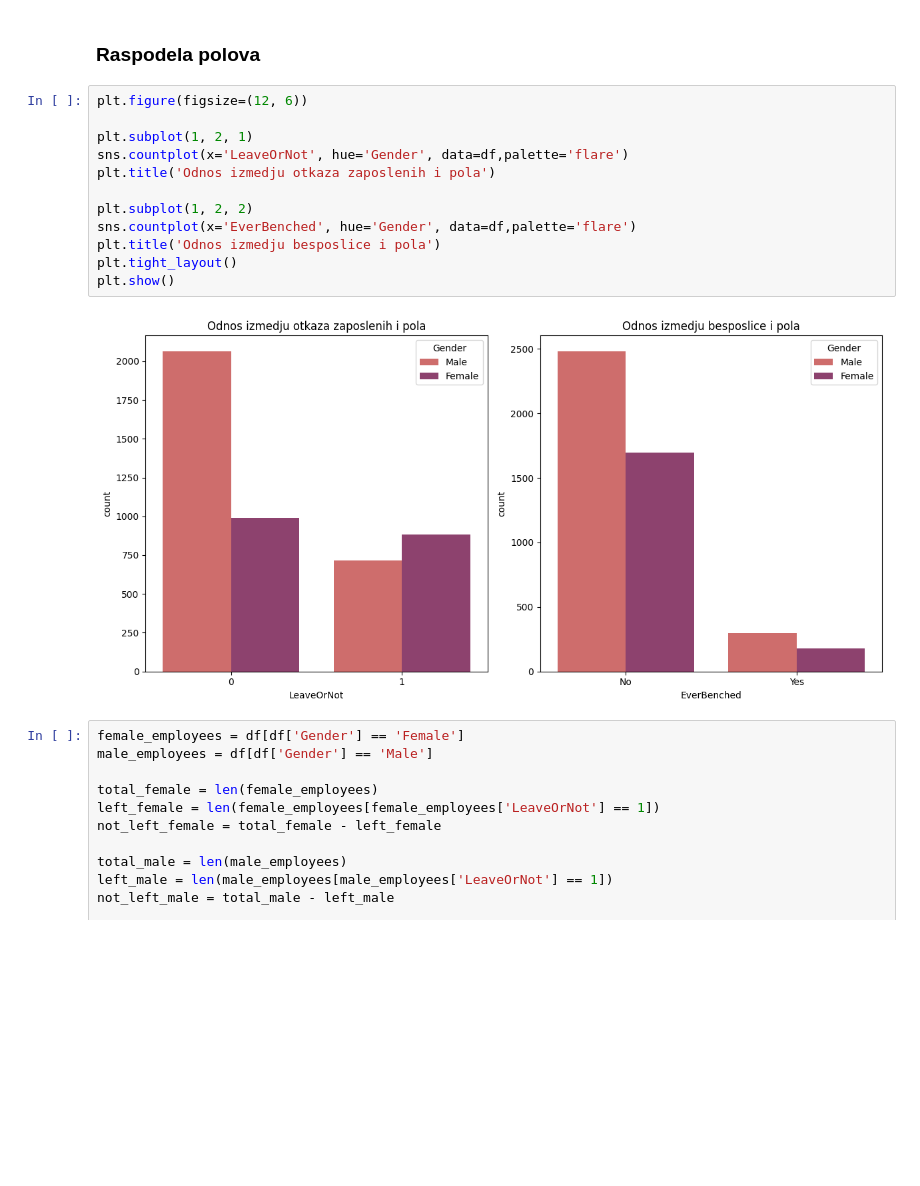
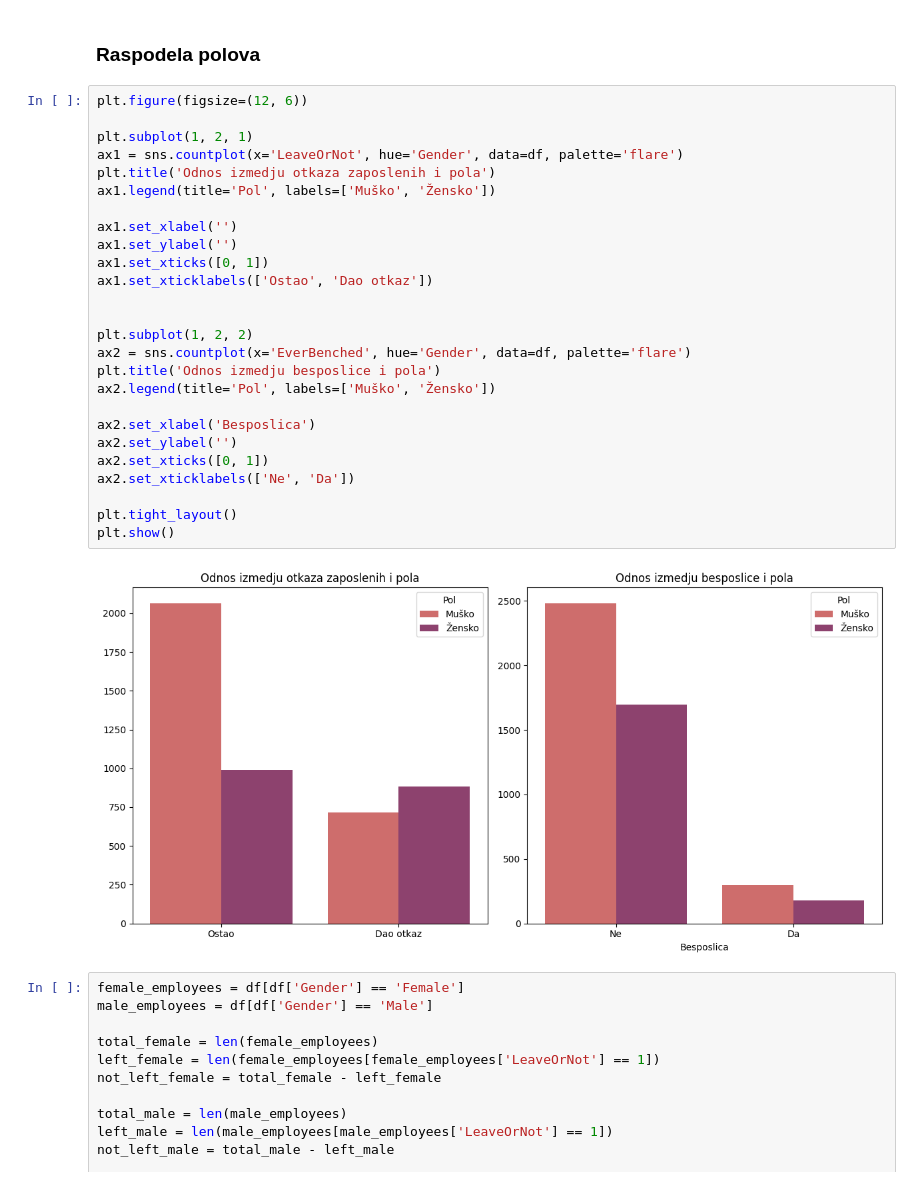
Before and after one commit to SV25-22/numericki, a Jupyter notebook: projekat.ipynb, the cells around one changed output. Drawn from its saved outputs; the diff is of its cells as text; blank space fills up the shorter version.

```diff
--- a/projekat.ipynb
+++ b/projekat.ipynb
@@ -150,17 +155,31 @@ Iz podataka se vidi kako su radnici koji su uvek imali posla naklonjeniji da ost
 # %%
 plt.figure(figsize=(12, 6))
 
 plt.subplot(1, 2, 1)
-sns.countplot(x='LeaveOrNot', hue='Gender', data=df,palette='flare')
+ax1 = sns.countplot(x='LeaveOrNot', hue='Gender', data=df, palette='flare')
 plt.title('Odnos izmedju otkaza zaposlenih i pola')
+ax1.legend(title='Pol', labels=['Muško', 'Žensko'])
+
+ax1.set_xlabel('')
+ax1.set_ylabel('')
+ax1.set_xticks([0, 1])
+ax1.set_xticklabels(['Ostao', 'Dao otkaz'])
+
 
 plt.subplot(1, 2, 2)
-sns.countplot(x='EverBenched', hue='Gender', data=df,palette='flare')
+ax2 = sns.countplot(x='EverBenched', hue='Gender', data=df, palette='flare')
 plt.title('Odnos izmedju besposlice i pola')
+ax2.legend(title='Pol', labels=['Muško', 'Žensko'])
+
+ax2.set_xlabel('Besposlica')
+ax2.set_ylabel('')
+ax2.set_xticks([0, 1])
+ax2.set_xticklabels(['Ne', 'Da'])
+
 plt.tight_layout()
 plt.show()
 # %% [output]
-[figure, old version]
+[figure, new version]
 # %%
 female_employees = df[df['Gender'] == 'Female']
 male_employees = df[df['Gender'] == 'Male']
```
Also changed, not shown: parts of 25 cells of this notebook.
